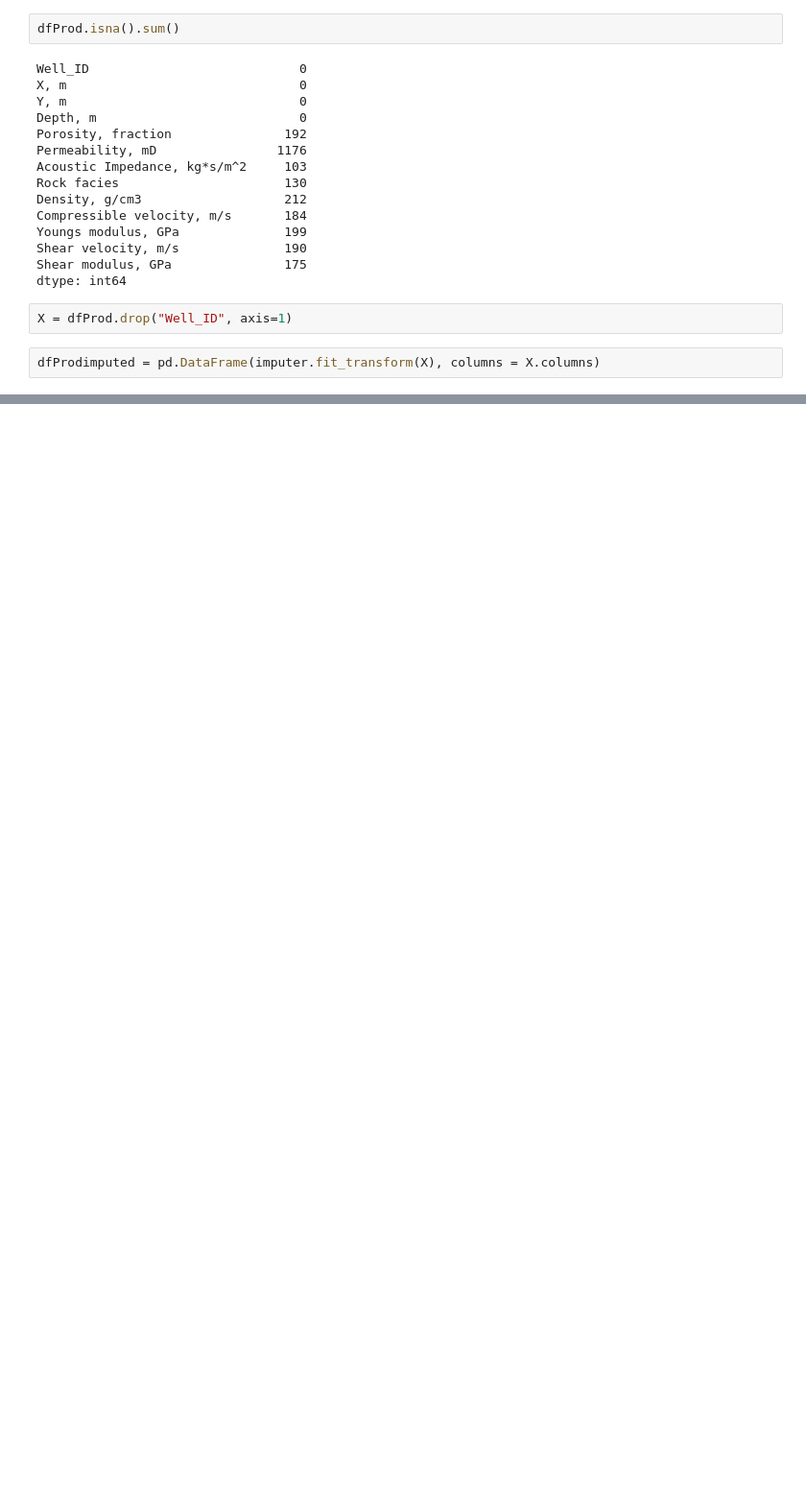
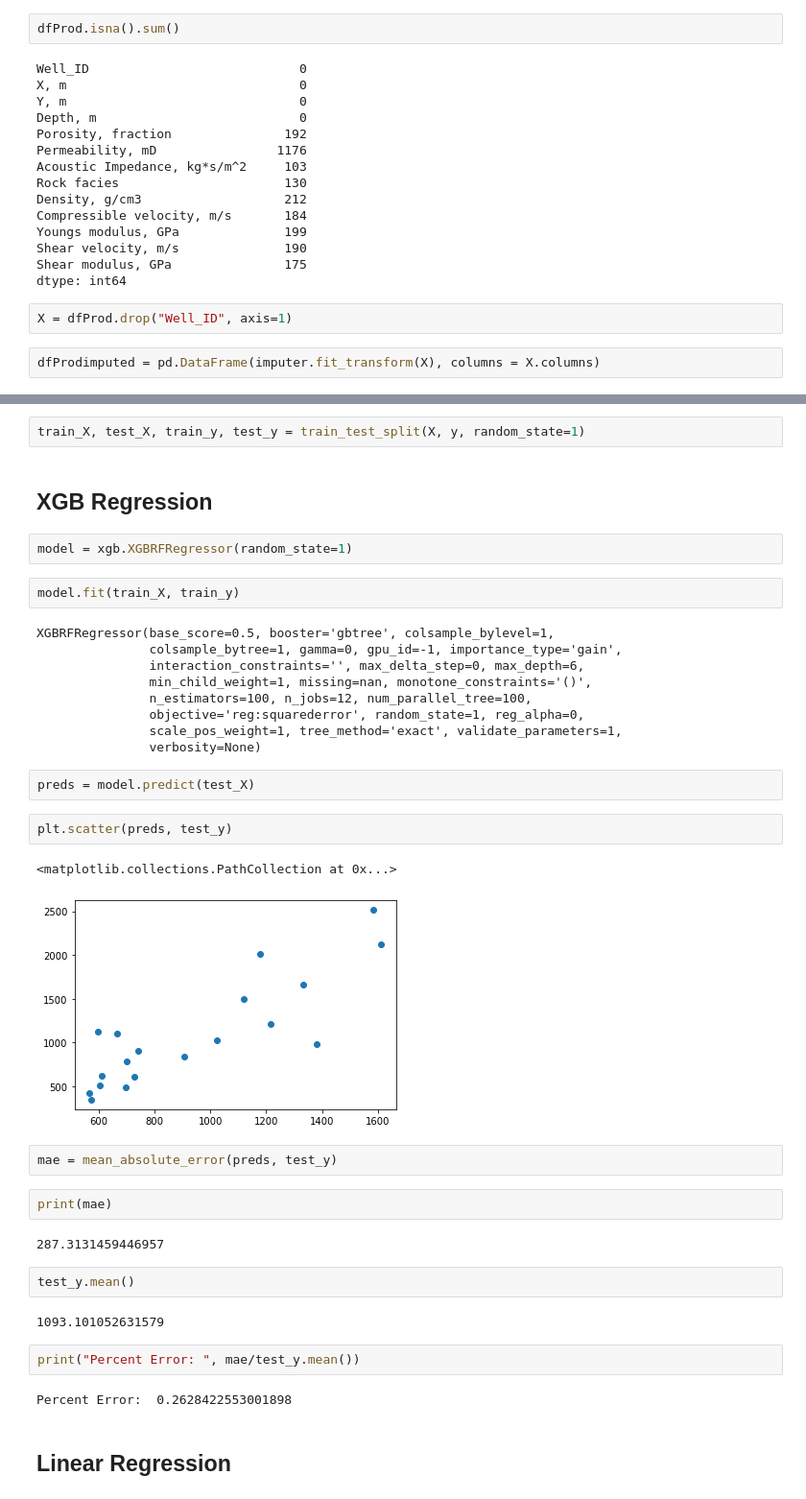
Before and after one commit to fraclad/MOAR-Drilling, a Jupyter notebook: notebooks/Irvin_EDA.ipynb, the cells around one changed output, grey strips where cells are left out. Shown: that part at 96% size. Drawn from its saved outputs; the diff is of its cells as text; blank space fills up the shorter version.

Commit message:
Created LinReg and XGB RF models, started to create a correlation matrix.

```diff
--- a/notebooks/Irvin_EDA.ipynb
+++ b/notebooks/Irvin_EDA.ipynb
@@ -144,0 +212,40 @@ dfProdimputed = pd.DataFrame(imputer.fit_transform(X), columns = X.columns)
+# %%
+train_X, test_X, train_y, test_y = train_test_split(X, y, random_state=1)
+# %% [markdown]
+## XGB Regression
+# %%
+model = xgb.XGBRFRegressor(random_state=1)
+# %%
+model.fit(train_X, train_y)
+# %% [output]
+XGBRFRegressor(base_score=0.5, booster='gbtree', colsample_bylevel=1,
+               colsample_bytree=1, gamma=0, gpu_id=-1, importance_type='gain',
+               interaction_constraints='', max_delta_step=0, max_depth=6,
+               min_child_weight=1, missing=nan, monotone_constraints='()',
+               n_estimators=100, n_jobs=12, num_parallel_tree=100,
+               objective='reg:squarederror', random_state=1, reg_alpha=0,
+               scale_pos_weight=1, tree_method='exact', validate_parameters=1,
+               verbosity=None)
+# %%
+preds = model.predict(test_X)
+# %%
+plt.scatter(preds, test_y)
+# %% [output]
+<matplotlib.collections.PathCollection at 0x...>
+[figure, added]
+# %%
+mae = mean_absolute_error(preds, test_y)
+# %%
+print(mae)
+# %% [output]
+287.3131459446957
+# %%
+test_y.mean()
+# %% [output]
+1093.101052631579
+# %%
+print("Percent Error: ", mae/test_y.mean())
+# %% [output]
+Percent Error:  0.2628422553001898
+# %% [markdown]
+## Linear Regression
```
Also changed, not shown: parts of 26 cells of this notebook.
